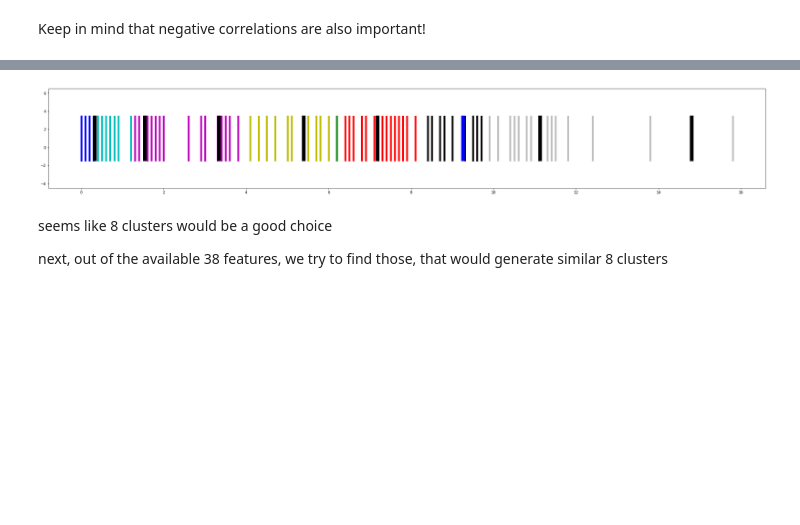
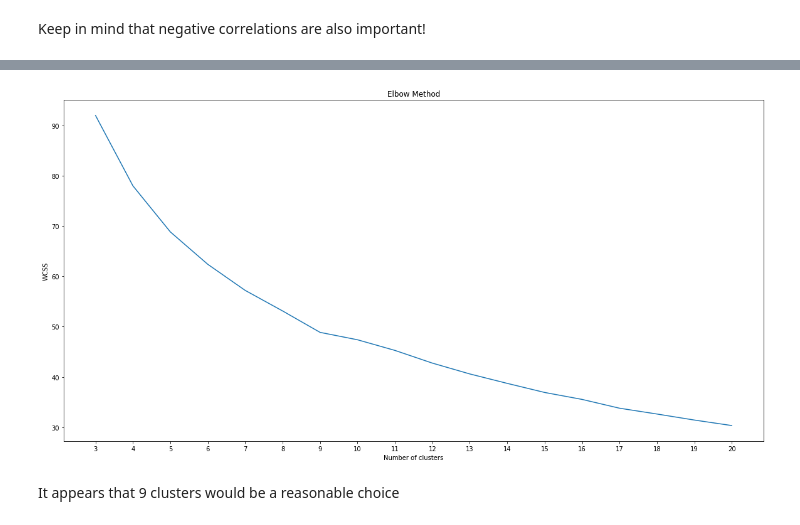
Before and after one commit to TomasTurner/Notorious_ADA_Projet_2019, a Jupyter notebook: src/weights and correlations for clustering.ipynb, the cells around one changed output, grey strips where cells are left out. Cells and saved outputs as stored; diff of their text form; code cells hidden in the pictures; blank space fills up the shorter version.

```diff
--- a/src/weights and correlations for clustering.ipynb
+++ b/src/weights and correlations for clustering.ipynb
@@ -790 +814,14 @@ Keep in mind that negative correlations are also important!
+# %%
+#trying to determine the optimal number of clusters with k-means for the correlating features (zoomed in)
+plt.rcParams['figure.figsize'] = [20, 10]
+plt.plot(range(3, 21), wcss[2:20])
+plt.xticks(np.arange(3, 21, 1.0))
+plt.title('Elbow Method')
+plt.xlabel('Number of clusters')
+plt.ylabel('WCSS')
+plt.show()
+# %% [output]
+[figure, added]
+# %% [markdown]
+It appears that 9 clusters would be a reasonable choice
 # %%
@@ -795,15 +830,0 @@ clustering_sorted = np.array([np.sort(clustering_normalized_np[:,-1:].flatten())
-# %%
-plt.rcParams['figure.figsize'] = [35, 5]
-col = ["b", "c", "m", "y", "g", "r", "k", "silver"]
-c = []
-for y in np.sort(pred_y):
-    c.append(col[y])
-plt.eventplot(clustering_normalized_np[:,-1:].flatten(), orientation='horizontal', colors=[c], linewidths=5, linelengths=5)
-plt.eventplot(kmeans.cluster_centers_[:,0], colors=[["k", "k", "k", "k", "k", "b", "k", "k"]],linelengths=5, linewidths=10)
-plt.show()
-# %% [output]
-[figure, removed]
-# %% [markdown]
-seems like 8 clusters would be a good choice
-
-next, out of the available 38 features, we try to find those, that would generate similar 8 clusters
```
Also changed, not shown: parts of 16 cells of this notebook.
